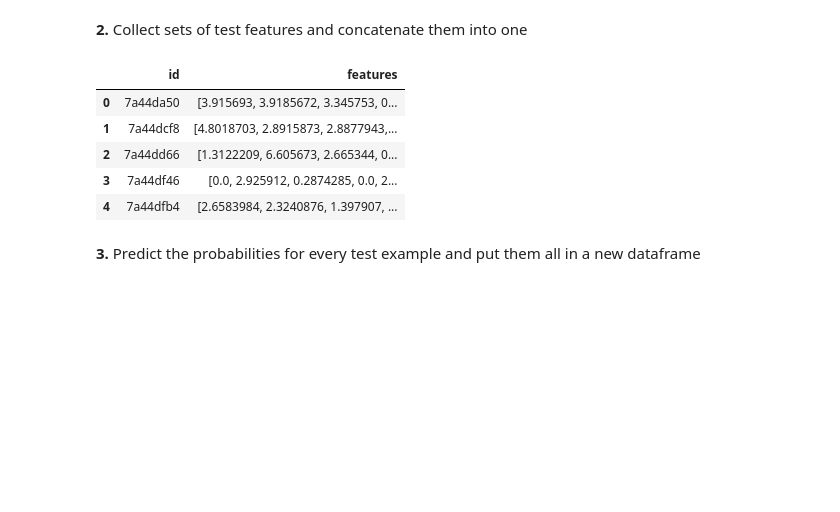
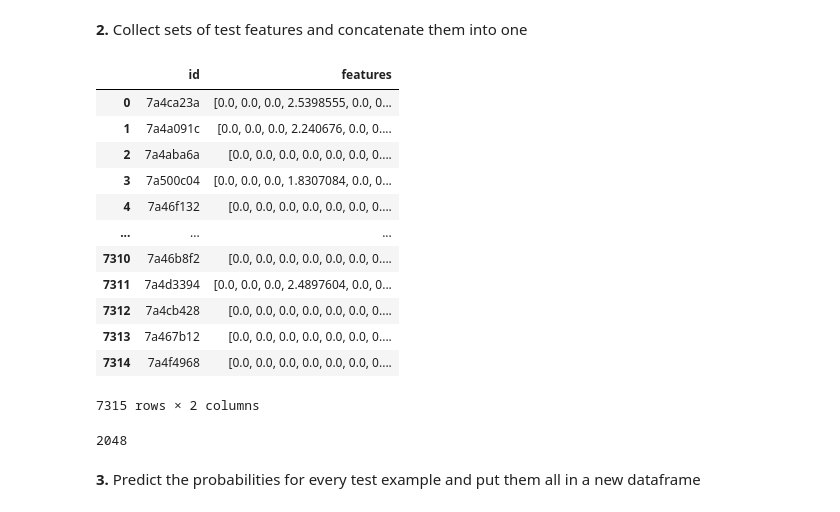
Before and after one commit to jo-ruether/ipeo_carribean, a Jupyter notebook: src/Prediction.ipynb, the cells around one changed output. Saved outputs shown, nothing was run; the diff lists cells and outputs as text; code cells hidden in the pictures; blank space fills up the shorter version.

```diff
--- a/src/Prediction.ipynb
+++ b/src/Prediction.ipynb
@@ -9,7 +10,7 @@ import pandas as pd
 **1.** Load the trained classifier
 # %%
 pickle_path = join('..', '..', 'pickles')
-with open(join(pickle_path, 'classifier_br_bs_m3_m1_d.pkl'), 'rb') as f:
+with open(join(pickle_path, 'classifier_resnet50_avg_retrained_all_scaled.pkl'), 'rb') as f:
     clf = pickle.load(f)
 # %%
 regions = ['borde_rural', 'borde_soacha', 'mixco_1_and_ebenezer', 'mixco_3', 'dennery']
@@ -17,22 +18,34 @@ regions = ['borde_rural', 'borde_soacha', 'mixco_1_and_ebenezer', 'mixco_3', 'de
 # %% [markdown]
 **2.** Collect sets of test features and concatenate them into one
 # %%
+pickle_path = join('..', '..', 'pickles')
 columns = ['id', 'features']
 df_test_global = pd.DataFrame(columns=columns)
 
 for region in regions:
     try:
-        with open(join(pickle_path, 'resnet50_features_' + region + '_test.pkl'), 'rb') as f:
+        with open(join(pickle_path, 'resnet50_avg_retrained_features_' + region + '_test.pkl'), 'rb') as f:
             df_test = pickle.load(f)
-            df_test_global = pd.concat([df_test_global, df_test])
+            df_test_global = pd.concat([df_test_global, df_test], ignore_index=True)
     except:
         print("Error reading test data for region ", region)
 # %%
-df_test_global.head()
+df_test_global
 # %% [output]
 |  | id | features |
-| 0 | 7a44da50 | [3.915693, 3.9185672, 3.345753, 0... |
-| 1 | 7a44dcf8 | [4.8018703, 2.8915873, 2.8877943,... |
-| 2 | 7a44dd66 | [1.3122209, 6.605673, 2.665344, 0... |
-| 3 | 7a44df46 | [0.0, 2.925912, 0.2874285, 0.0, 2... |
-| 4 | 7a44dfb4 | [2.6583984, 2.3240876, 1.397907, ... |
+| 0 | 7a4ca23a | [0.0, 0.0, 0.0, 2.5398555, 0.0, 0... |
+| 1 | 7a4a091c | [0.0, 0.0, 0.0, 2.240676, 0.0, 0.... |
+| 2 | 7a4aba6a | [0.0, 0.0, 0.0, 0.0, 0.0, 0.0, 0.... |
+| 3 | 7a500c04 | [0.0, 0.0, 0.0, 1.8307084, 0.0, 0... |
+| 4 | 7a46f132 | [0.0, 0.0, 0.0, 0.0, 0.0, 0.0, 0.... |
+| ... | ... | ... |
+| 7310 | 7a46b8f2 | [0.0, 0.0, 0.0, 0.0, 0.0, 0.0, 0.... |
+| 7311 | 7a4d3394 | [0.0, 0.0, 0.0, 2.4897604, 0.0, 0... |
+| 7312 | 7a4cb428 | [0.0, 0.0, 0.0, 0.0, 0.0, 0.0, 0.... |
+| 7313 | 7a467b12 | [0.0, 0.0, 0.0, 0.0, 0.0, 0.0, 0.... |
+| 7314 | 7a4f4968 | [0.0, 0.0, 0.0, 0.0, 0.0, 0.0, 0.... |
+7315 rows × 2 columns
+# %%
+len(df_test_global.features[0])
+# %% [output]
+2048
```
Also changed, not shown: parts of 9 cells of this notebook, 7 other files.
